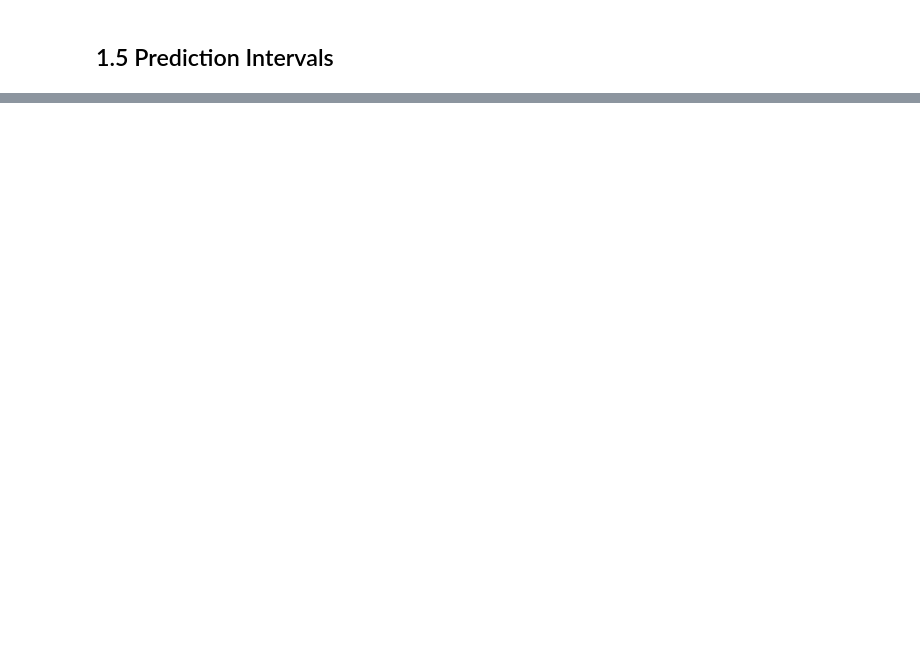
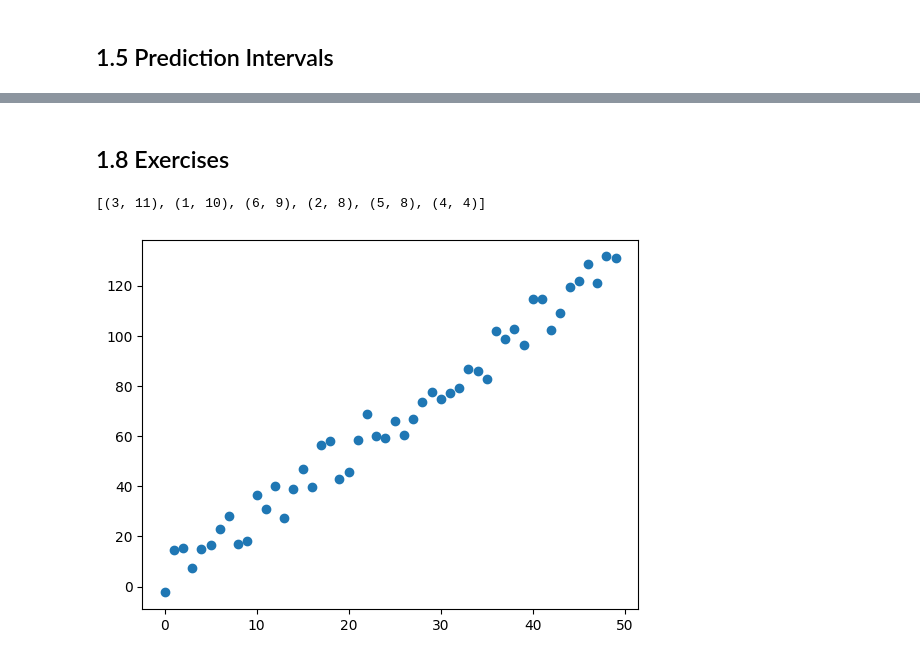
Before and after one commit to rjacksonxyz/Modern-Statistics, a Jupyter notebook: Ch1_Analyzing_Variability/analyzing_variability.ipynb, the cells around one changed output, grey strips where cells are left out. Cells and saved outputs as stored; diff of their text form; code cells hidden in the pictures; blank space fills up the shorter version.

Commit message:
chore(): Ch1, sections 1.5 through 1.8 (exercises WIP)

```diff
--- a/Ch1_Analyzing_Variability/analyzing_variability.ipynb
+++ b/Ch1_Analyzing_Variability/analyzing_variability.ipynb
@@ -302,0 +318,21 @@ The **geometric mean** is another measure, although it is better treated in this
+# %% [markdown]
+## 1.8 Exercises
+# %%
+#1.1
+import random
+import collections
+choices = random.choices(list(range(1,7)), k=50)
+counter = collections.Counter(choices)
+counter.most_common(6)
+# %% [output]
+[(3, 11), (1, 10), (6, 9), (2, 8), (5, 8), (4, 4)]
+# %%
+#1.2
+random.seed(1)
+x = list(range(50))
+y = [5 + 2.5 * xi for xi in x]
+y = [yi + random.uniform(-10, 10) for yi in y]
+plt.plot(x,y,'o')
+plt.show()
+# %% [output]
+[figure, added]
```
Also changed, not shown: parts of 8 cells of this notebook.
